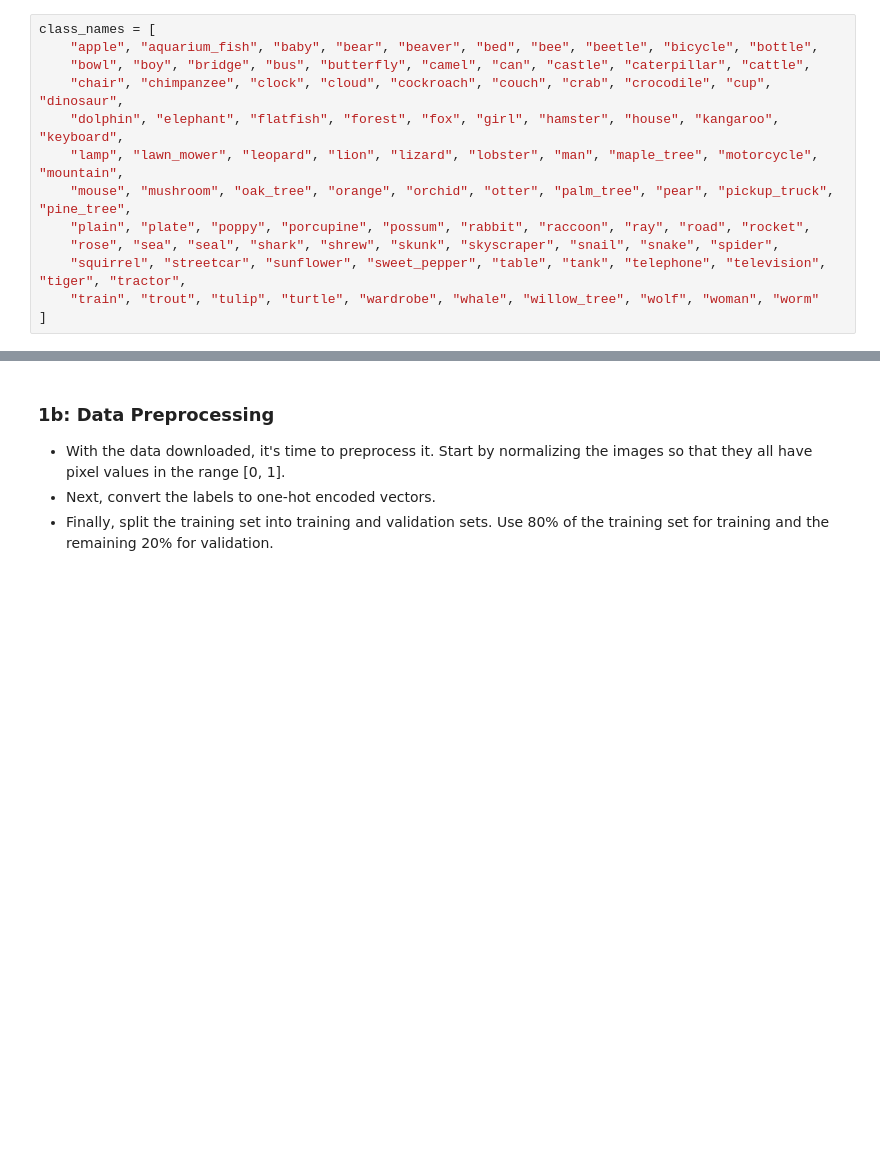
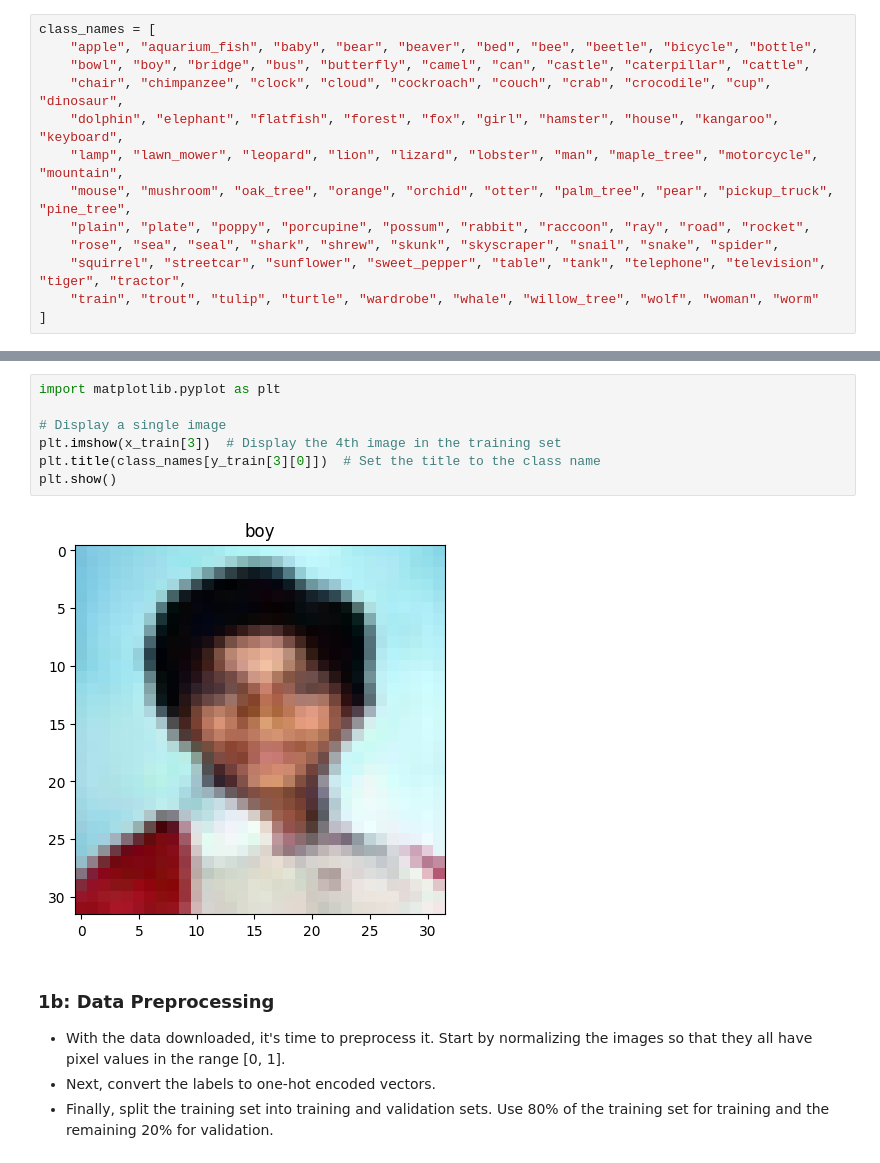
Before and after one commit to nipunpuri/deep_learning, a Jupyter notebook: 02_activities/assignments/assignment_1.ipynb, the cells around one changed output, grey strips where cells are left out. Saved outputs shown, nothing was run; the diff lists cells and outputs as text; blank space fills up the shorter version.

```diff
--- a/02_activities/assignments/assignment_1.ipynb
+++ b/02_activities/assignments/assignment_1.ipynb
@@ -40,3 +63,12 @@ class_names = [
+# %%
+import matplotlib.pyplot as plt
+
+# Display a single image
+plt.imshow(x_train[3])  # Display the 4th image in the training set
+plt.title(class_names[y_train[3][0]])  # Set the title to the class name
+plt.show()
+# %% [output]
+[figure, added]
 # %% [markdown]
 ### 1b: Data Preprocessing
 - With the data downloaded, it's time to preprocess it. Start by normalizing the images so that they all have pixel values in the range [0, 1].
```
Also changed, not shown: parts of 18 cells of this notebook.
